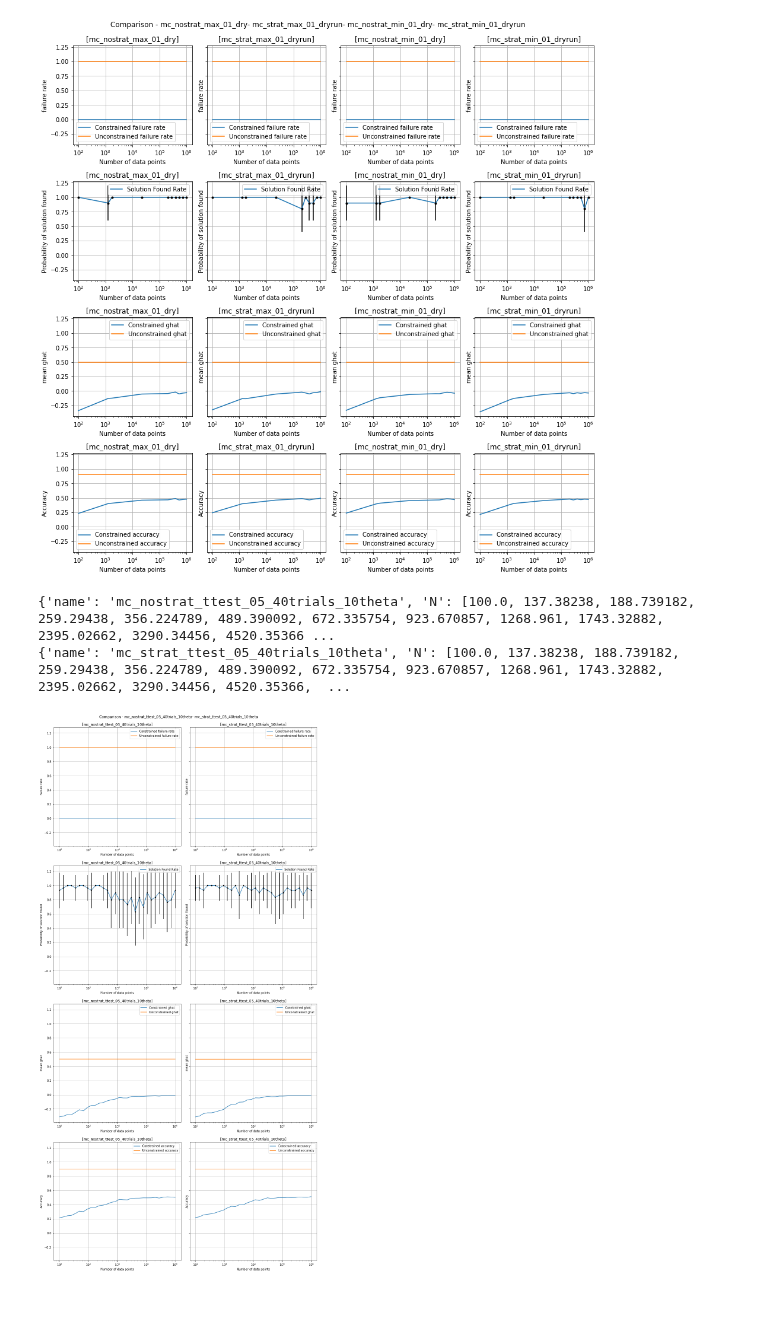
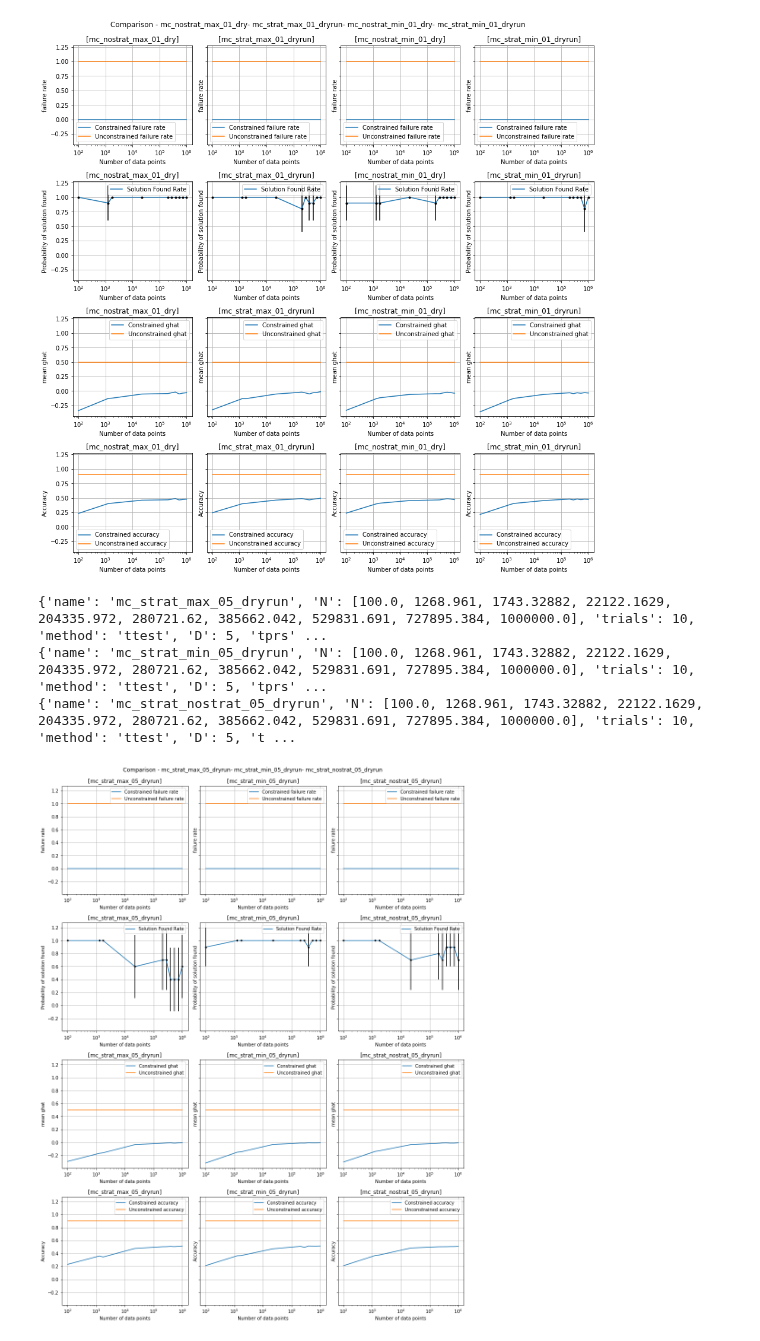
Before and after one commit to hannanabdul55/seldonian-fairness, a Jupyter notebook: notebooks/Ploit_results_comparison-max.ipynb, the cells around one changed output. Cells and saved outputs as stored; diff of their text form; code cells hidden in the pictures; blank space fills up the shorter version.

```diff
--- a/notebooks/Ploit_results_comparison-max.ipynb
+++ b/notebooks/Ploit_results_comparison-max.ipynb
@@ -36,23 +36,24 @@ plt.show()
 [figure]
 # %%
 print_config=True
-folders = ['result/result_mc_nostrat_ttest_01_40trials_10theta', 'result/result_mc_strat_ttest_01_40trials_10theta'
-    ,'result/result_mc_nostrat_ttest_05_40trials_10theta', 'result/result_mc_strat_ttest_05_40trials_10theta']
+folders = ['result/result_mc_strat_max_05_dryrun','result/result_mc_strat_min_05_dryrun',
+           'result/result_mc_strat_nostrat_05_dryrun']
 fig, axs = plt.subplots(4,len(folders), figsize=(13, int(13*4/len(folders))), sharey=True, gridspec_kw={'hspace':0.3},
                        constrained_layout=True)
 axs = np.array(axs).reshape(4, len(folders))
 figtitle = "Comparison "
 for i in range(len(folders)):
     config = pickle.load(open(folders[i] + "/config.p", "rb"))
     if print_config:
         print(config)
     exps = pickle.load(open(folders[i] + "/exps.p", "rb"))
     res = pickle.load(open(list(glob.glob(folders[i] + '/final_res*.p'))[0], 'rb'))
     plot_results(res, config['name'], axs = axs[:,i])
     figtitle+= f"- {config['name']}"
 fig.suptitle(figtitle)
 plt.show()
 # %% [output]
-{'name': 'mc_nostrat_ttest_05_40trials_10theta', 'N': [100.0, 137.38238, 188.739182, 259.29438, 356.224789, 489.390092, 672.335754, 923.670857, 1268.961, 1743.32882, 2395.02662, 3290.34456, 4520.35366 ...
-{'name': 'mc_strat_ttest_05_40trials_10theta', 'N': [100.0, 137.38238, 188.739182, 259.29438, 356.224789, 489.390092, 672.335754, 923.670857, 1268.961, 1743.32882, 2395.02662, 3290.34456, 4520.35366,  ...
+{'name': 'mc_strat_max_05_dryrun', 'N': [100.0, 1268.961, 1743.32882, 22122.1629, 204335.972, 280721.62, 385662.042, 529831.691, 727895.384, 1000000.0], 'trials': 10, 'method': 'ttest', 'D': 5, 'tprs' ...
+{'name': 'mc_strat_min_05_dryrun', 'N': [100.0, 1268.961, 1743.32882, 22122.1629, 204335.972, 280721.62, 385662.042, 529831.691, 727895.384, 1000000.0], 'trials': 10, 'method': 'ttest', 'D': 5, 'tprs' ...
+{'name': 'mc_strat_nostrat_05_dryrun', 'N': [100.0, 1268.961, 1743.32882, 22122.1629, 204335.972, 280721.62, 385662.042, 529831.691, 727895.384, 1000000.0], 'trials': 10, 'method': 'ttest', 'D': 5, 't ...
-[figure, old version]
+[figure, new version]
```
